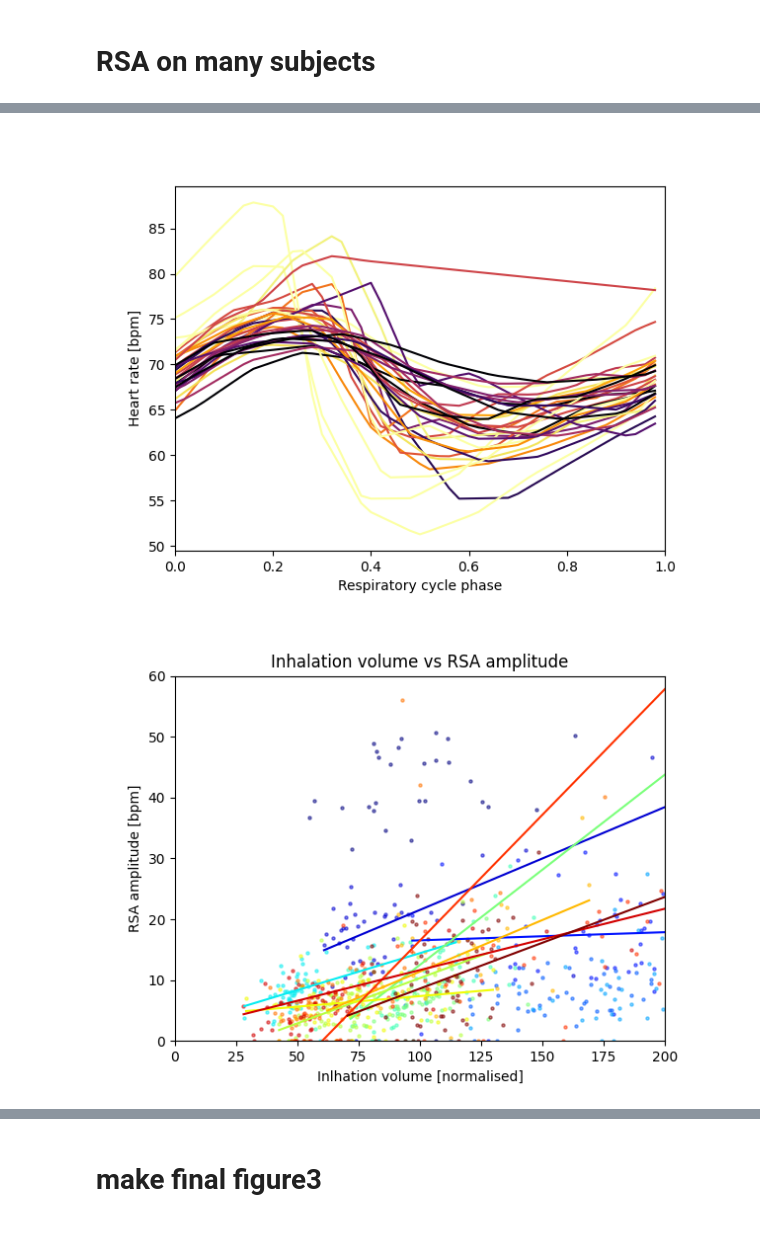
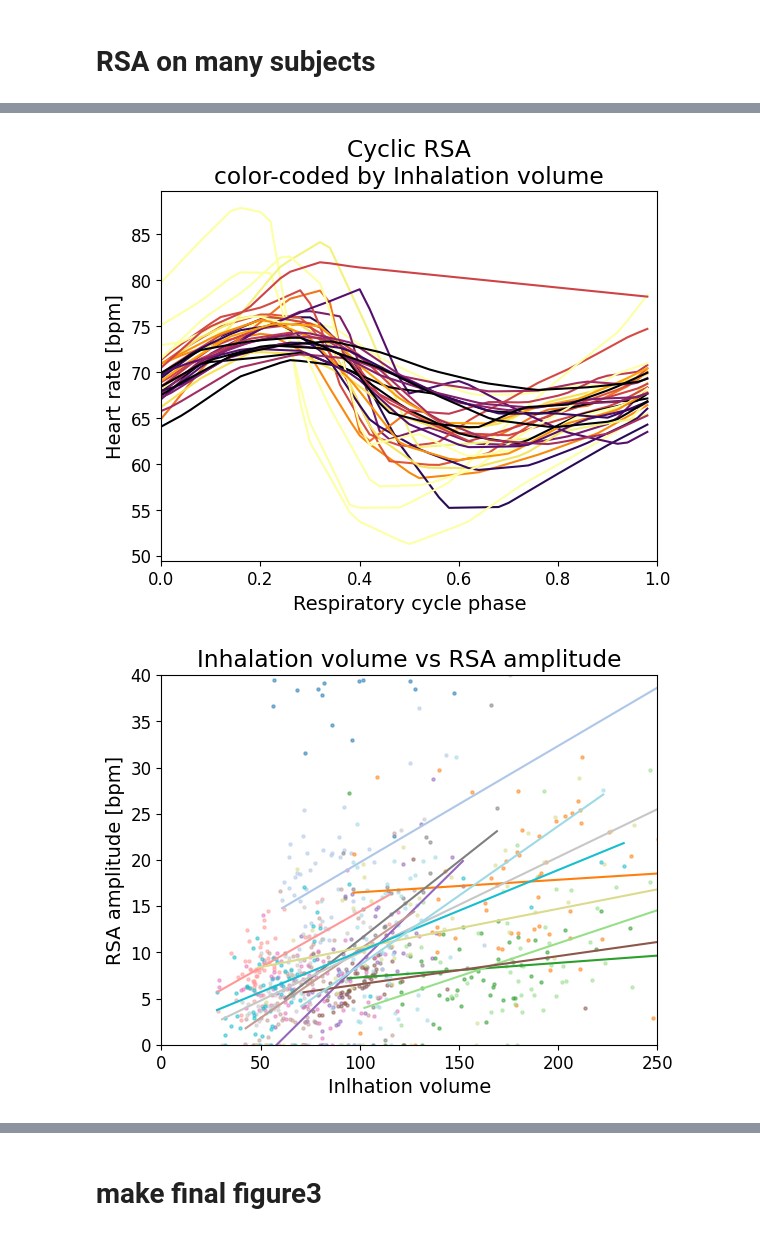
Before and after one commit to samuelgarcia/physio_benchmark, a Jupyter notebook: figure_3_examples.ipynb, the cells around one changed output, grey strips where cells are left out. Drawn from its saved outputs; the diff is of its cells as text; code cells hidden in the pictures.

```diff
--- a/figure_3_examples.ipynb
+++ b/figure_3_examples.ipynb
@@ -12,6 +17,13 @@ import matplotlib.pyplot as plt
 import scipy.stats
 
 import physio
+# %%
+plt.rcParams.update({
+    'font.size': 14,
+    'xtick.labelsize': 12,
+    'ytick.labelsize': 12,
+
+})
 # %%
 data_folder = Path('/home/samuel/Documents/physio_benchmark/data')
 
@@ -29,7 +41,7 @@ times = np.arange(raw_ecg.size) / srate
 # %% [markdown]
 # compute ecg rpeak, resp cycle and rsa
 # %%
-ecg, ecg_peaks = physio.compute_ecg(raw_ecg, srate, parameter_set='simple_ecg')
-resp, resp_cycles = physio.compute_respiration(raw_resp, srate, parameter_set='human_airflow')
+ecg, ecg_peaks = physio.compute_ecg(raw_ecg, srate, parameter_preset='human_ecg')
+resp, resp_cycles = physio.compute_respiration(raw_resp, srate, parameter_preset='human_airflow')
 # %%
 rsa_cycles, cyclic_cardiac_rate = physio.compute_rsa(resp_cycles, ecg_peaks, srate=10., two_segment=True)
@@ -53,6 +69,8 @@ _ = ax.plot(cyclic_cardiac_rate.T, color='k')
 num_subject = 15
 points_per_cycle = 50
 
+cmap = plt.get_cmap('tab20', num_subject)
+subject_colors = [cmap(i) for i in range(num_subject)]
 
 all_resp_cycles = []
 all_rsa_cycles = []
@@ -68,8 +86,8 @@ for subject_num in range(num_subject):
     srate = 1000
     times = np.arange(raw_ecg.size) / srate
 
-    ecg, ecg_peaks = physio.compute_ecg(raw_ecg, srate, parameter_set='simple_ecg')
-    resp, resp_cycles = physio.compute_respiration(raw_resp, srate, parameter_set='human_airflow')
+    ecg, ecg_peaks = physio.compute_ecg(raw_ecg, srate, parameter_preset='human_ecg')
+    resp, resp_cycles = physio.compute_respiration(raw_resp, srate, parameter_preset='human_airflow')
     rsa_cycles, cyclic_cardiac_rate = physio.compute_rsa(resp_cycles, ecg_peaks, srate=10.,
                                 points_per_cycle=points_per_cycle, two_segment=True)
     rsa_cycles['subject_id'] = subject_id
@@ -133,44 +156,48 @@ make_figure_3a(ax, axs)
 # %%
-# %matplotlib inline
-%matplotlib widget
+%matplotlib inline
+# %matplotlib widget
 
 def make_figure_3b(ax):
     subject_num = 10
+
+    #color = subject_colors[subject_num]
+
     resp_cycles = all_resp_cycles[subject_num]
     rsa_cycles = all_rsa_cycles[subject_num]
     cyclic_cardiac_rate = all_cyclic_cardiac_rate[subject_num]
 
     one_cycle = np.arange(points_per_cycle) / points_per_cycle
 
     values = resp_cycles['inspi_volume'].values
     # lim0, lim1 = np.min(values), np.max(values)
     lim0, lim1 = np.quantile(values, 0.1), np.quantile(values, 0.9)
 
     values = (values - lim0) / (lim1 - lim0)
     values = (values * 128).astype(int)
     values = np.clip(values, 0, 127)
-    cmap = plt.cm.get_cmap('inferno', 128)
+    cmap = plt.get_cmap('inferno', 128)
     for c in range(cyclic_cardiac_rate.shape[0]):
         ax.plot(one_cycle, cyclic_cardiac_rate[c, :], color=cmap(values[c]))
     ax.set_xlim(0, 1)
 
 
     ax.set_xlabel('Respiratory cycle phase')
     ax.set_ylabel('Heart rate [bpm]')
     ax.set_xlim(0, 1)
+    ax.set_title('Cyclic RSA\ncolor-coded by Inhalation volume')
 
 fig, ax = plt.subplots()
 make_figure_3b(ax)
 # %% [output]
-[figure, old version]
+[figure, new version]
 # %%
-# %matplotlib inline
-%matplotlib widget
+%matplotlib inline
+# %matplotlib widget
 
 def make_figure_3c(ax):
-    cmap = plt.get_cmap('jet', num_subject)
-    colors = [cmap(i) for i in range(num_subject)]
     for subject_num in range(num_subject):
+        color = subject_colors[subject_num]
+
         resp_cycles = all_resp_cycles[subject_num]
         rsa_cycles = all_rsa_cycles[subject_num]
 
@@ -178,30 +205,30 @@ def make_figure_3c(ax):
         # x = x / np.std(x)
         # x = (x - np.mean(x)) / np.std(x)
 
-        y = rsa_cycles['amplitude'].values
+        y = rsa_cycles['decay_amplitude'].values
 
-        ax.scatter(x, y, s=5, alpha=0.5, color=colors[subject_num])
+        ax.scatter(x, y, s=5, alpha=0.5, color=color)
 
         res = scipy.stats.linregress(x, y)
 
         if res.pvalue < 0.05:
             x = np.sort(x)
             y_pred = x * res.slope + res.intercept
-            ax.plot(x, y_pred, color=colors[subject_num])
+            ax.plot(x, y_pred, color=color)
             # print(subject_num, res)
 
 
 
-    ax.set_ylim(0, 60.)
+    ax.set_ylim(0, 40.)
     # ax.set_xlim(0, 8.)
     # ax.set_xlim(-8, 8.)
-    ax.set_xlim(0, 200.)
+    ax.set_xlim(0, 250.)
 
-    ax.set_xlabel('Inlhation volume [normalised]')
+    ax.set_xlabel('Inlhation volume')
     ax.set_ylabel('RSA amplitude [bpm]')
     ax.set_title('Inhalation volume vs RSA amplitude')
 
 fig, ax = plt.subplots()
 make_figure_3c(ax)
 # %% [output]
-[figure, old version]
+[figure, new version]
```
Also changed, not shown: parts of 9 cells of this notebook, 2 other files.
